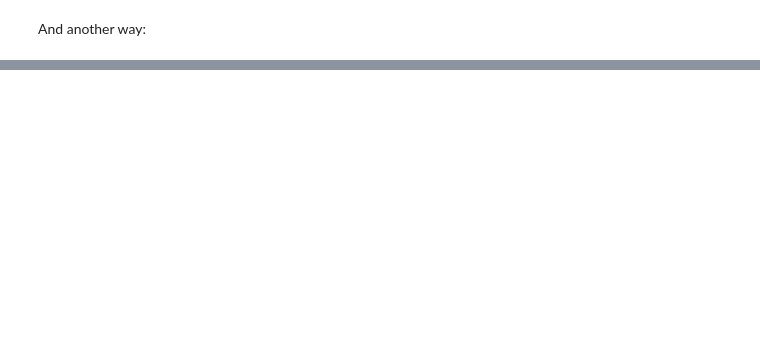
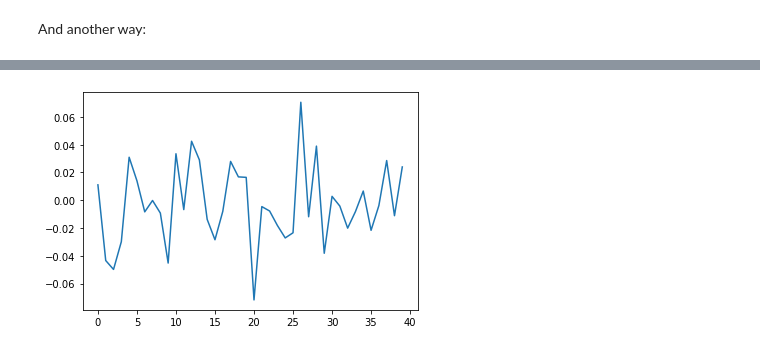
Before and after one commit to MahfuzurRahmanMiah/SupervisedLearning, a Jupyter notebook: Regression/HousePrices.ipynb, the cells around one changed output, grey strips where cells are left out. Cells and saved outputs as stored; diff of their text form; code cells hidden in the pictures; blank space fills up the shorter version.

```diff
--- a/Regression/HousePrices.ipynb
+++ b/Regression/HousePrices.ipynb
@@ -316,0 +424,9 @@ strong multicollinearity or other numerical problems.
+# %%
+from statsmodels.tsa.stattools import acf
+
+acf_data = acf(errors)
+
+plt.plot(acf_data[1:])
+plt.show()
+# %% [output]
+[figure, added]
```
Also changed, not shown: parts of 28 cells of this notebook, 1 other file.
